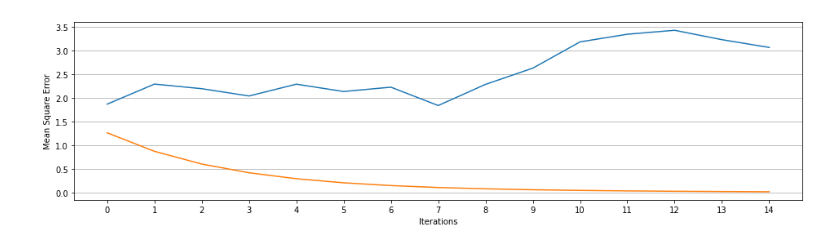
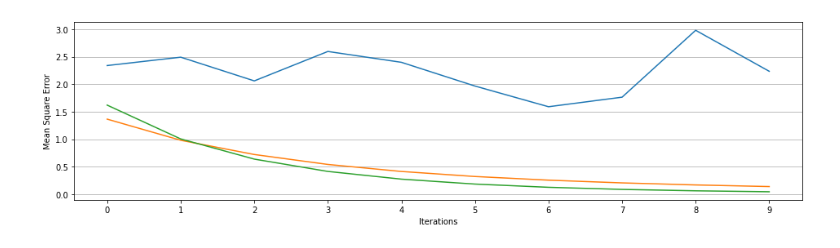
Before and after one commit to bolingooli/budgeted-learning-theme, a Jupyter notebook: matrix_factorization_QBC.ipynb, the cells around one changed output. Drawn from its saved outputs; the diff is of its cells as text; code cells hidden in the pictures.

```diff
--- a/matrix_factorization_QBC.ipynb
+++ b/matrix_factorization_QBC.ipynb
@@ -11,6 +11,12 @@ class matrix_factorization_learning_model():
         self.iterations=it
         self.K=k
         self.random=r
+        self.committee=False
+
+    def setCommittee(self,C):
+        self.C=C
+        self.committee=True
+
 
     def learn(self):
         self.b_users=numpy.zeros(self.user_n)
@@ -44,7 +50,14 @@ class matrix_factorization_learning_model():
                 self.sgd()
                 error=self.mse()
                 training_process.append((i, error))
-                ls=self.leastCertain()
+                if not (self.committee):
+                    ls=self.leastCertain()
+                else:
+                    for model in self.C:
+                        model.samples=self.samples
+                        model.notsampled=self.notsampled
+                        model.sgd()
+                    ls=voting(C)
                 ns=numpy.empty((0,3),numpy.int8)
                 for point in self.notsampled:
                     if (point[0]==ls[0] and point[1]==ls[1]):
@@ -132,28 +145,46 @@ M = numpy.array([
     [1, 1, -1, -1],
 ])
 
-modelrand = matrix_factorization_learning_model(M, 0.1, 0.01, 15, 2,True)
-modelactive = matrix_factorization_learning_model(M, 0.1, 0.01, 15, 2,False)
+modelrand = matrix_factorization_learning_model(M, 0.1, 0.01, 10, 2,True)
+modelactive = matrix_factorization_learning_model(M, 0.1, 0.01, 10, 2,False)
 randlearn=modelrand.learn()
 activelearn=modelactive.learn()
+# %%
+C=[]
+
+for i in range(5):
+    model = matrix_factorization_learning_model(M, 0.1, 0.01, 4, 2,False)
+    model.learn()
+    C.append(model)
+for i in range(5):
+    model = matrix_factorization_learning_model(M, 0.1, 0.01, 4, 2,False)
+    model.learn()
+    C.append(model)
+
+modelcom = matrix_factorization_learning_model(M, 0.1, 0.01, 10, 2,False)
+modelcom.setCommittee(C)
+comlearn=modelcom.learn()
 # %%
 %matplotlib inline
 import matplotlib
 import matplotlib.pyplot as plt
 
 x = [x for x, y in randlearn]
 y = [y for x, y in randlearn]
 z = [z for z, v in activelearn]
 v = [v for z, v in activelearn]
+w = [w for w, p in comlearn]
+p = [p for w, p in comlearn]
 plt.figure(figsize=((16,4)))
 plt.plot(x, y)
 plt.plot(z,v)
+plt.plot(w,p)
 plt.xticks(x, x)
 plt.xlabel("Iterations")
 plt.ylabel("Mean Square Error")
 plt.grid(axis="y")
 # %% [output]
-[figure, old version]
+[figure, new version]
 # %%
 M = numpy.array([
     [1, -1, 1, 1],
```
Also changed, not shown: parts of 1 cell of this notebook.
